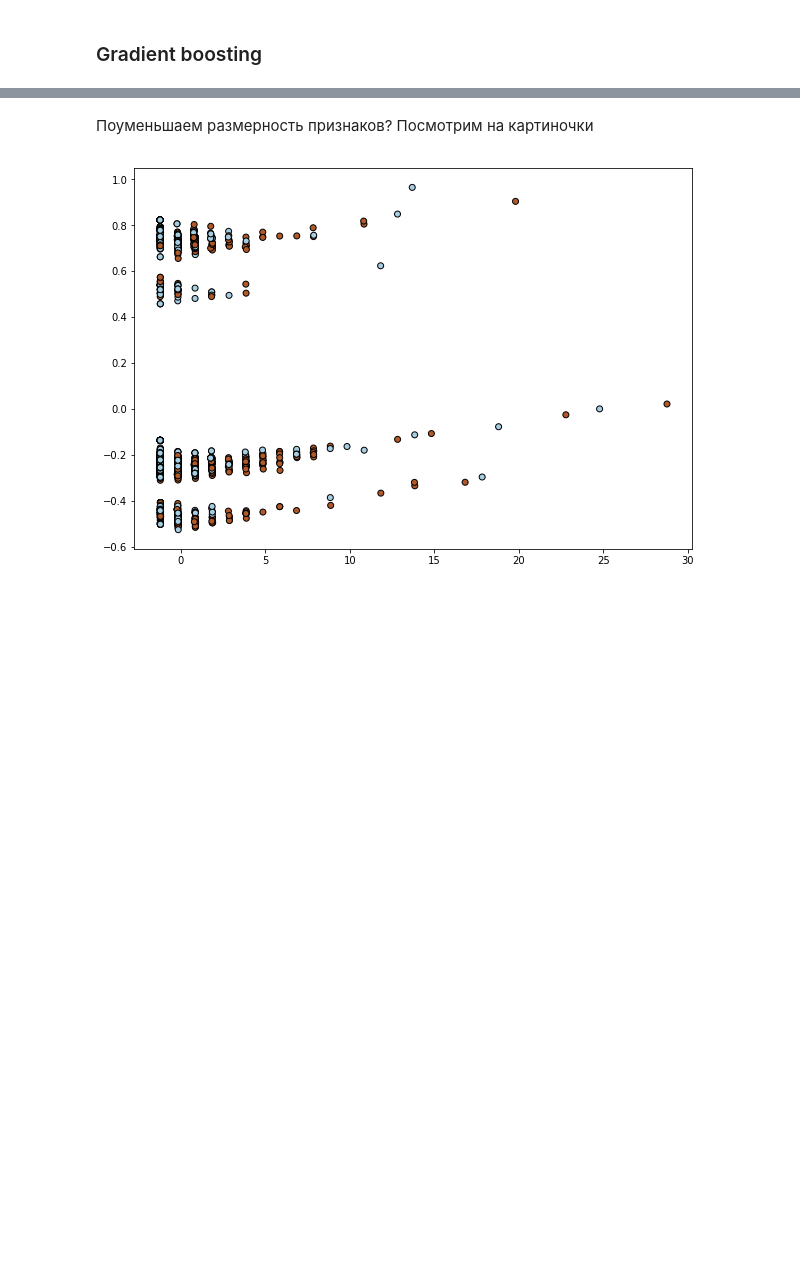
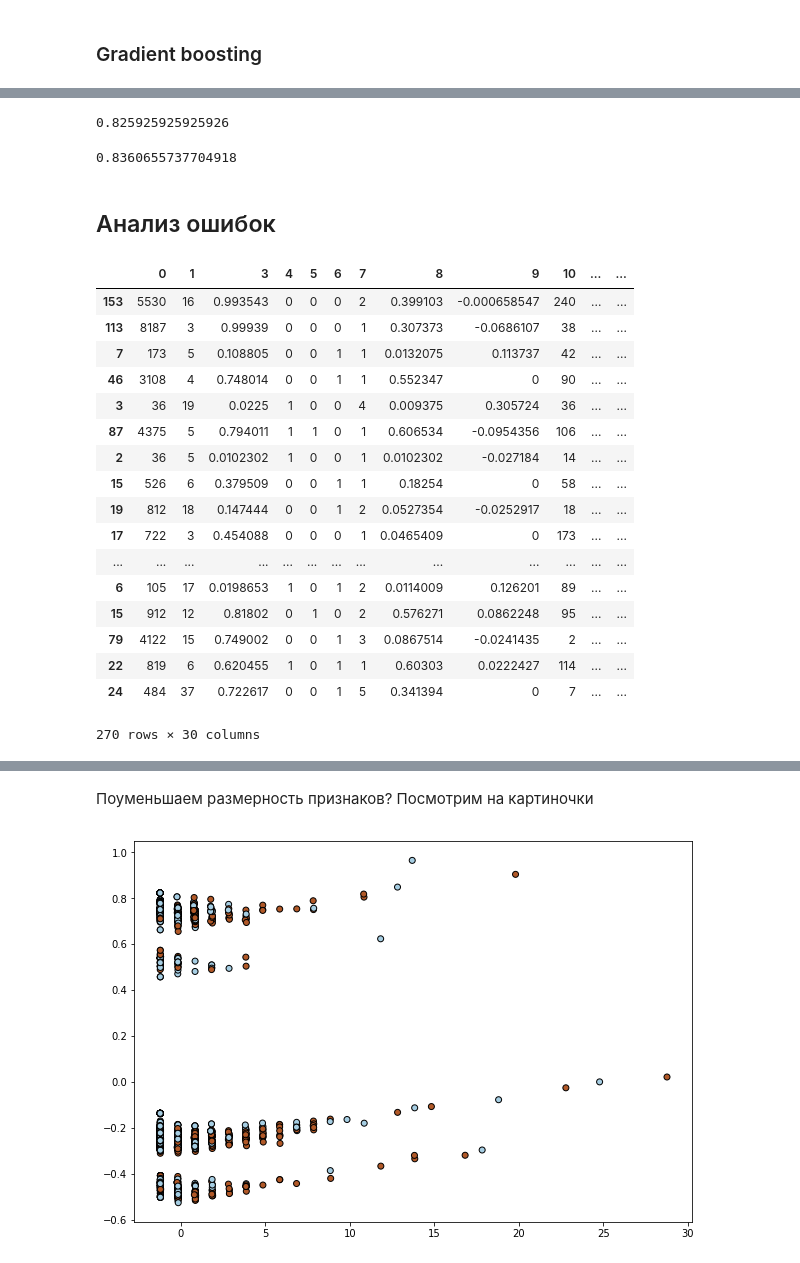
Before and after one commit to DariaZvereva/Coreference-Resolution, a Jupyter notebook: diploma.ipynb, the cells around one changed output, grey strips where cells are left out. Drawn from its saved outputs; the diff is of its cells as text; code cells hidden in the pictures; blank space fills up the shorter version.

```diff
--- a/diploma.ipynb
+++ b/diploma.ipynb
@@ -612,0 +1033,4 @@ Accuracy 0.6323777403035413
+# %%
+x_ = dataset.loc[:, :33]#.drop(columns=[2, 3, 4])
+ans = dataset.loc[:, 2]
+ans=ans.astype('int')
@@ -612,0 +1047,5 @@ Accuracy 0.6323777403035413
+# %%
+X_train, X_test, Y_train, Y_test = train_test_split(x_, np.array(ans), test_size=0.15, random_state=42)
+
+best_estimator.fit(X_train.drop(columns=[2, 3, 4]), Y_train)
+pred = best_estimator.predict(X_test.drop(columns=[2, 3, 4]))
@@ -612,0 +1063,32 @@ Accuracy 0.6323777403035413
+# %%
+accuracy_score(Y_test, pred)
+# %% [output]
+0.825925925925926
+# %%
+clf.best_score_
+# %% [output]
+0.8360655737704918
+# %% [markdown]
+## Анализ ошибок
+# %%
+
+X_test.loc[:, :]
+# %% [output]
+|  | 0 | 1 | 3 | 4 | 5 | 6 | 7 | 8 | 9 | 10 | ... | ... |
+| 153 | 5530 | 16 | 0.993543 | 0 | 0 | 0 | 2 | 0.399103 | -0.000658547 | 240 | ... | ... |
+| 113 | 8187 | 3 | 0.99939 | 0 | 0 | 0 | 1 | 0.307373 | -0.0686107 | 38 | ... | ... |
+| 7 | 173 | 5 | 0.108805 | 0 | 0 | 1 | 1 | 0.0132075 | 0.113737 | 42 | ... | ... |
+| 46 | 3108 | 4 | 0.748014 | 0 | 0 | 1 | 1 | 0.552347 | 0 | 90 | ... | ... |
+| 3 | 36 | 19 | 0.0225 | 1 | 0 | 0 | 4 | 0.009375 | 0.305724 | 36 | ... | ... |
+| 87 | 4375 | 5 | 0.794011 | 1 | 1 | 0 | 1 | 0.606534 | -0.0954356 | 106 | ... | ... |
+| 2 | 36 | 5 | 0.0102302 | 1 | 0 | 0 | 1 | 0.0102302 | -0.027184 | 14 | ... | ... |
+| 15 | 526 | 6 | 0.379509 | 0 | 0 | 1 | 1 | 0.18254 | 0 | 58 | ... | ... |
+| 19 | 812 | 18 | 0.147444 | 0 | 0 | 1 | 2 | 0.0527354 | -0.0252917 | 18 | ... | ... |
+| 17 | 722 | 3 | 0.454088 | 0 | 0 | 0 | 1 | 0.0465409 | 0 | 173 | ... | ... |
+| ... | ... | ... | ... | ... | ... | ... | ... | ... | ... | ... | ... | ... |
+| 6 | 105 | 17 | 0.0198653 | 1 | 0 | 1 | 2 | 0.0114009 | 0.126201 | 89 | ... | ... |
+| 15 | 912 | 12 | 0.81802 | 0 | 1 | 0 | 2 | 0.576271 | 0.0862248 | 95 | ... | ... |
+| 79 | 4122 | 15 | 0.749002 | 0 | 0 | 1 | 3 | 0.0867514 | -0.0241435 | 2 | ... | ... |
+| 22 | 819 | 6 | 0.620455 | 1 | 0 | 1 | 1 | 0.60303 | 0.0222427 | 114 | ... | ... |
+| 24 | 484 | 37 | 0.722617 | 0 | 0 | 1 | 5 | 0.341394 | 0 | 7 | ... | ... |
+270 rows × 30 columns
```
Also changed, not shown: parts of 52 cells of this notebook.
